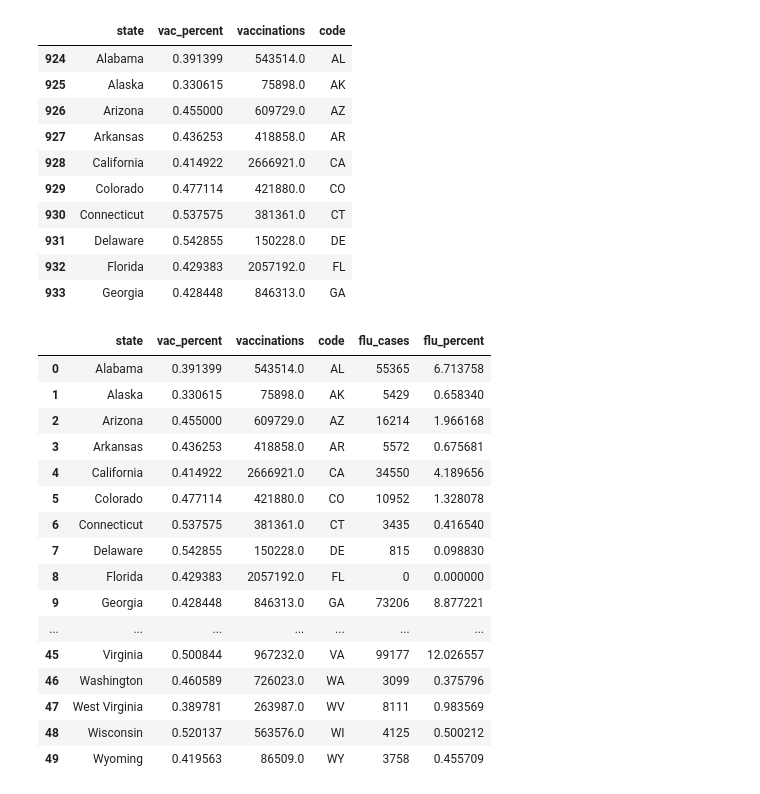
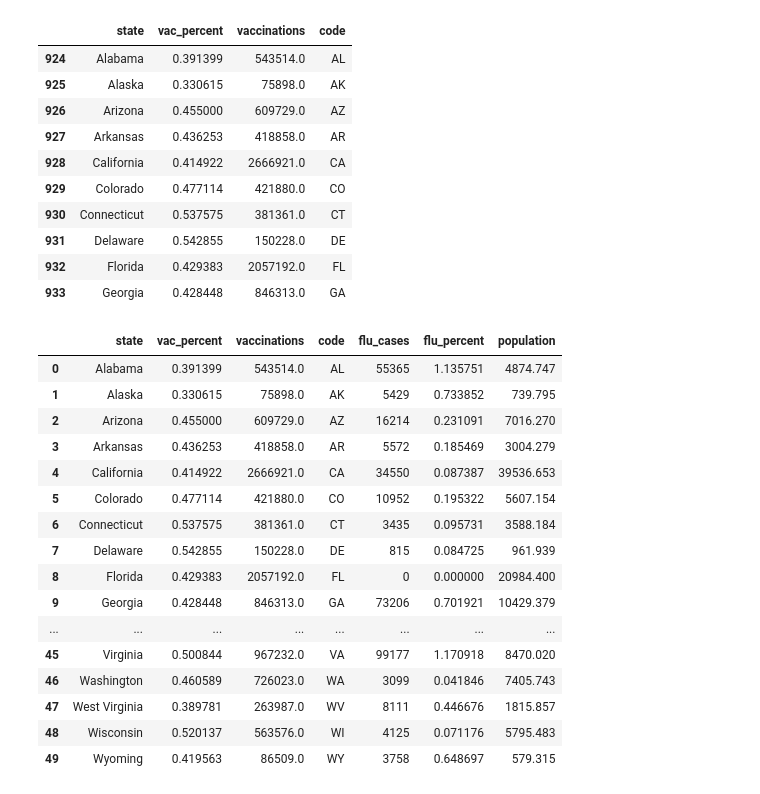
Before and after one commit to zhan656/bootcamp_project1, a Jupyter notebook: heatmap by state.ipynb, the cells around one changed output. Cells and saved outputs as stored; diff of their text form; code cells hidden in the pictures.

```diff
--- a/heatmap by state.ipynb
+++ b/heatmap by state.ipynb
@@ -20,3 +21,7 @@ df_state.head()
 | 1550 | 0 | 0.0 | Arizona | 0.001086 | 609729.0 | 1.0 |
 | 1449 | 0 | 0.0 | Arkansas | 0.000186 | 418858.0 | 1.0 |
 | 1202 | 0 | 0.0 | California | 0.002571 | 2666921.0 | 1.0 |
+# %%
+state_pop = pd.read_csv('STATE_POP.csv').T
+state_pop = state_pop.rename(index=str, columns={0:'2012',1:'2013',2:'2014',3:'2015',4:'2016',5:'2017'})
+state_pop
@@ -105,24 +128,26 @@ df_grouped_vac.head(10)
 | 931 | Delaware | 0.542855 | 150228.0 | DE |
 | 932 | Florida | 0.429383 | 2057192.0 | FL |
 | 933 | Georgia | 0.428448 | 846313.0 | GA |
-# %%
-pd_flu_vac = pd.merge(df_grouped_vac, df_grouped_flu, on="code")
-pd_flu_vac
-# %% [output]
-|  | state | vac_percent | vaccinations | code | flu_cases | flu_percent |
-| 0 | Alabama | 0.391399 | 543514.0 | AL | 55365 | 6.713758 |
-| 1 | Alaska | 0.330615 | 75898.0 | AK | 5429 | 0.658340 |
-| 2 | Arizona | 0.455000 | 609729.0 | AZ | 16214 | 1.966168 |
-| 3 | Arkansas | 0.436253 | 418858.0 | AR | 5572 | 0.675681 |
-| 4 | California | 0.414922 | 2666921.0 | CA | 34550 | 4.189656 |
-| 5 | Colorado | 0.477114 | 421880.0 | CO | 10952 | 1.328078 |
-| 6 | Connecticut | 0.537575 | 381361.0 | CT | 3435 | 0.416540 |
-| 7 | Delaware | 0.542855 | 150228.0 | DE | 815 | 0.098830 |
-| 8 | Florida | 0.429383 | 2057192.0 | FL | 0 | 0.000000 |
-| 9 | Georgia | 0.428448 | 846313.0 | GA | 73206 | 8.877221 |
-| ... | ... | ... | ... | ... | ... | ... |
-| 45 | Virginia | 0.500844 | 967232.0 | VA | 99177 | 12.026557 |
-| 46 | Washington | 0.460589 | 726023.0 | WA | 3099 | 0.375796 |
-| 47 | West Virginia | 0.389781 | 263987.0 | WV | 8111 | 0.983569 |
-| 48 | Wisconsin | 0.520137 | 563576.0 | WI | 4125 | 0.500212 |
-| 49 | Wyoming | 0.419563 | 86509.0 | WY | 3758 | 0.455709 |
+# %%
+df_flu_vac = pd.merge(df_grouped_vac, df_grouped_flu, on="code")
+df_flu_vac['population'] = [float(state_pop.loc[st,str(2017)]) for st in df_flu_vac['state']]
+df_flu_vac['flu_percent'] = df_flu_vac['flu_cases']/(df_flu_vac['population']*10)
+df_flu_vac
+# %% [output]
+|  | state | vac_percent | vaccinations | code | flu_cases | flu_percent | population |
+| 0 | Alabama | 0.391399 | 543514.0 | AL | 55365 | 1.135751 | 4874.747 |
+| 1 | Alaska | 0.330615 | 75898.0 | AK | 5429 | 0.733852 | 739.795 |
+| 2 | Arizona | 0.455000 | 609729.0 | AZ | 16214 | 0.231091 | 7016.270 |
+| 3 | Arkansas | 0.436253 | 418858.0 | AR | 5572 | 0.185469 | 3004.279 |
+| 4 | California | 0.414922 | 2666921.0 | CA | 34550 | 0.087387 | 39536.653 |
+| 5 | Colorado | 0.477114 | 421880.0 | CO | 10952 | 0.195322 | 5607.154 |
+| 6 | Connecticut | 0.537575 | 381361.0 | CT | 3435 | 0.095731 | 3588.184 |
+| 7 | Delaware | 0.542855 | 150228.0 | DE | 815 | 0.084725 | 961.939 |
+| 8 | Florida | 0.429383 | 2057192.0 | FL | 0 | 0.000000 | 20984.400 |
+| 9 | Georgia | 0.428448 | 846313.0 | GA | 73206 | 0.701921 | 10429.379 |
+| ... | ... | ... | ... | ... | ... | ... | ... |
+| 45 | Virginia | 0.500844 | 967232.0 | VA | 99177 | 1.170918 | 8470.020 |
+| 46 | Washington | 0.460589 | 726023.0 | WA | 3099 | 0.041846 | 7405.743 |
+| 47 | West Virginia | 0.389781 | 263987.0 | WV | 8111 | 0.446676 | 1815.857 |
+| 48 | Wisconsin | 0.520137 | 563576.0 | WI | 4125 | 0.071176 | 5795.483 |
+| 49 | Wyoming | 0.419563 | 86509.0 | WY | 3758 | 0.648697 | 579.315 |
```
Also changed, not shown: parts of 16 cells of this notebook, 3 other files.
